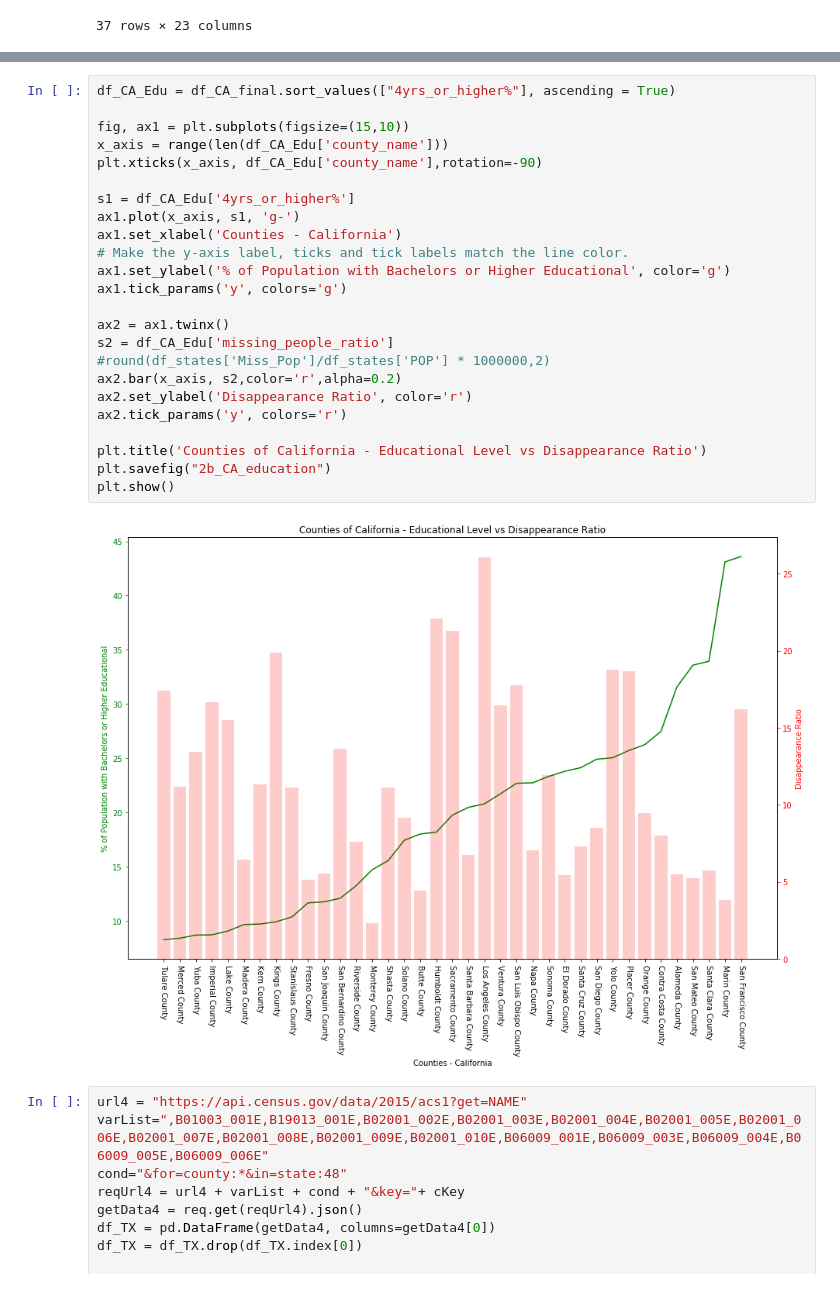
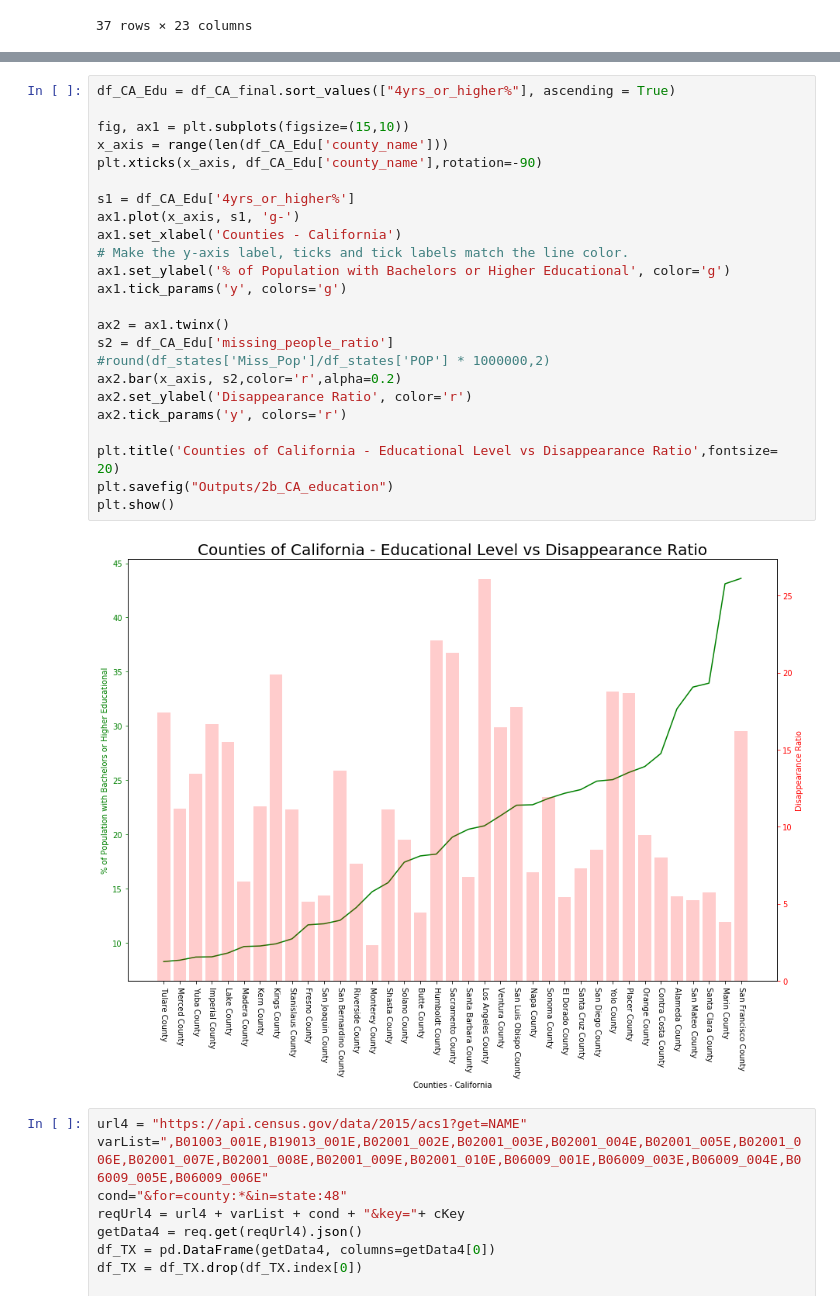
Before and after one commit to ashpon-zz/DoctorsofData, a Jupyter notebook: Final.ipynb, the cells around one changed output, grey strips where cells are left out. Drawn from its saved outputs; the diff is of its cells as text.

```diff
--- a/Final.ipynb
+++ b/Final.ipynb
@@ -503,29 +494,29 @@ plt.show()
 # %%
 df_CA_Edu = df_CA_final.sort_values(["4yrs_or_higher%"], ascending = True)
 
 fig, ax1 = plt.subplots(figsize=(15,10))
 x_axis = range(len(df_CA_Edu['county_name']))
 plt.xticks(x_axis, df_CA_Edu['county_name'],rotation=-90)
 
 s1 = df_CA_Edu['4yrs_or_higher%']
 ax1.plot(x_axis, s1, 'g-')
 ax1.set_xlabel('Counties - California')
 # Make the y-axis label, ticks and tick labels match the line color.
 ax1.set_ylabel('% of Population with Bachelors or Higher Educational', color='g')
 ax1.tick_params('y', colors='g')
 
 ax2 = ax1.twinx()
 s2 = df_CA_Edu['missing_people_ratio']
 #round(df_states['Miss_Pop']/df_states['POP'] * 1000000,2)
 ax2.bar(x_axis, s2,color='r',alpha=0.2)
 ax2.set_ylabel('Disappearance Ratio', color='r')
 ax2.tick_params('y', colors='r')
 
-plt.title('Counties of California - Educational Level vs Disappearance Ratio')
-plt.savefig("2b_CA_education")
+plt.title('Counties of California - Educational Level vs Disappearance Ratio',fontsize= 20)
+plt.savefig("Outputs/2b_CA_education")
 plt.show()
 # %% [output]
-[figure, old version]
+[figure, new version]
 # %%
 url4 = "https://api.census.gov/data/2015/acs1?get=NAME"
 varList=",B01003_001E,B19013_001E,B02001_002E,B02001_003E,B02001_004E,B02001_005E,B02001_006E,B02001_007E,B02001_008E,B02001_009E,B02001_010E,B06009_001E,B06009_003E,B06009_004E,B06009_005E,B06009_006E"
```
Also changed, not shown: parts of 16 cells of this notebook, 19 other files.
